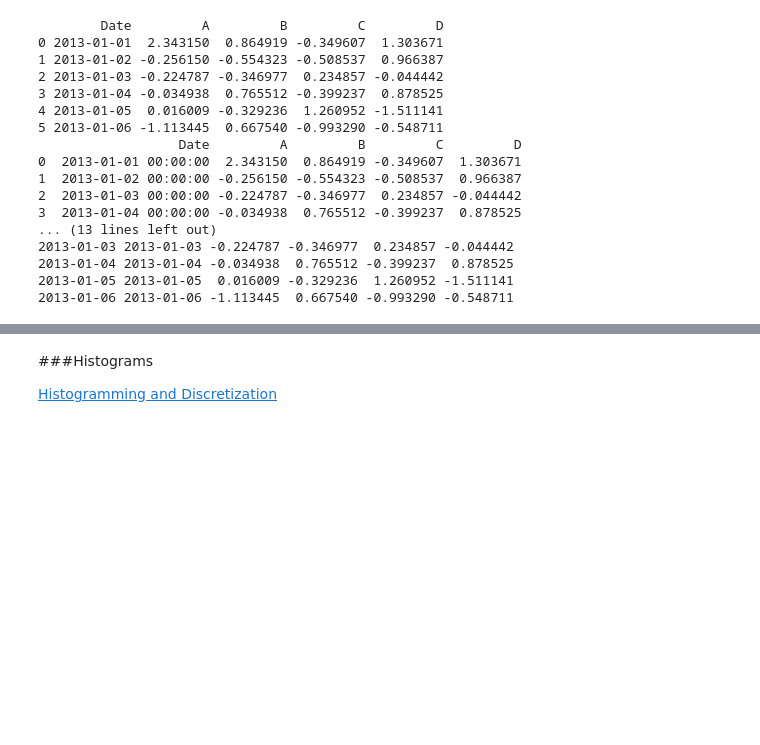
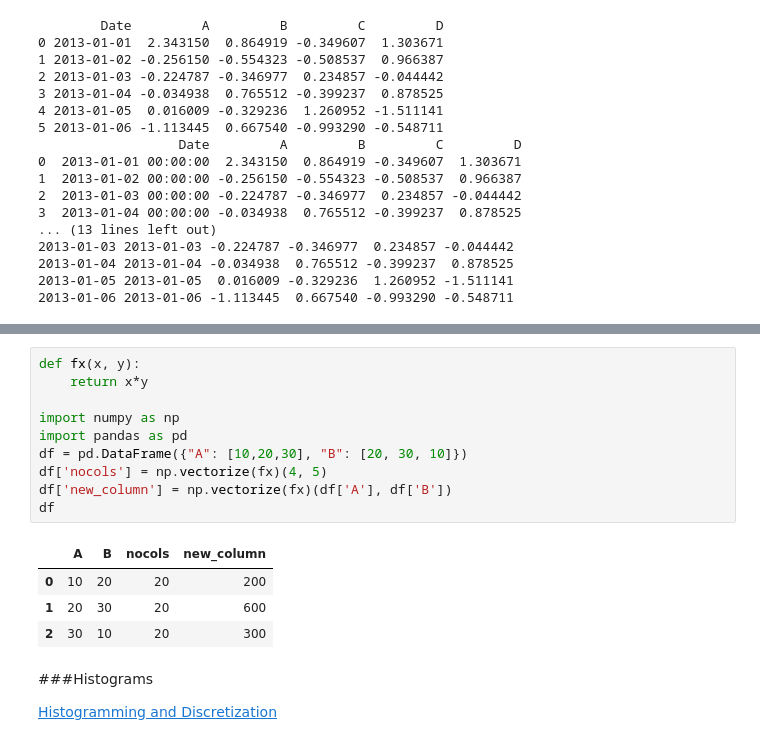
Before and after one commit to NelisW/PythonNotesToSelf, a Jupyter notebook: PandasCheatSheet.ipynb, the cells around one changed output, grey strips where cells are left out. Saved outputs shown, nothing was run; the diff lists cells and outputs as text; blank space fills up the shorter version.

```diff
--- a/PandasCheatSheet.ipynb
+++ b/PandasCheatSheet.ipynb
@@ -2061,3 +2115,18 @@ print(df)
+# %%
+def fx(x, y):
+    return x*y
+
+import numpy as np
+import pandas as pd
+df = pd.DataFrame({"A": [10,20,30], "B": [20, 30, 10]})
+df['nocols'] = np.vectorize(fx)(4, 5)
+df['new_column'] = np.vectorize(fx)(df['A'], df['B'])
+df
+# %% [output]
+|  | A | B | nocols | new_column |
+| 0 | 10 | 20 | 20 | 200 |
+| 1 | 20 | 30 | 20 | 600 |
+| 2 | 30 | 10 | 20 | 300 |
 # %% [markdown]
 ###Histograms
 
```
Also changed, not shown: parts of 11 cells of this notebook, 8 other files.
